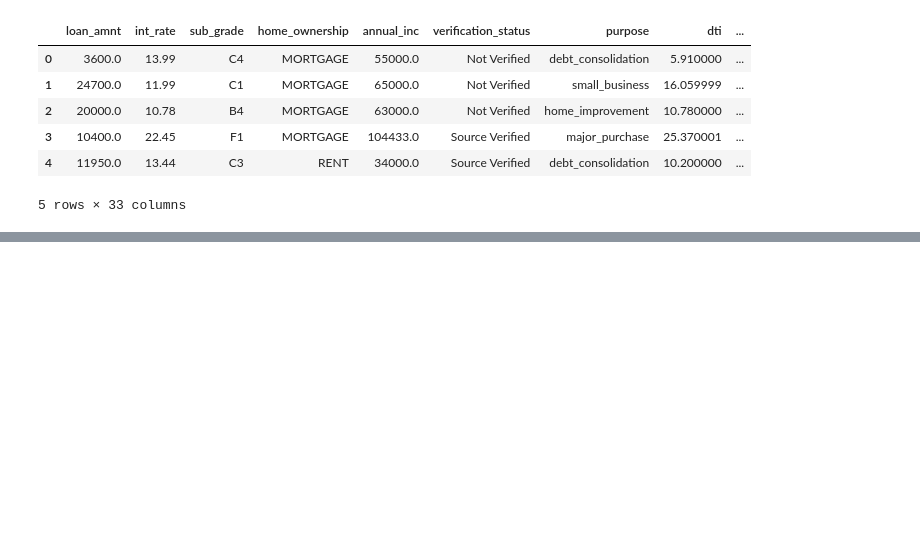
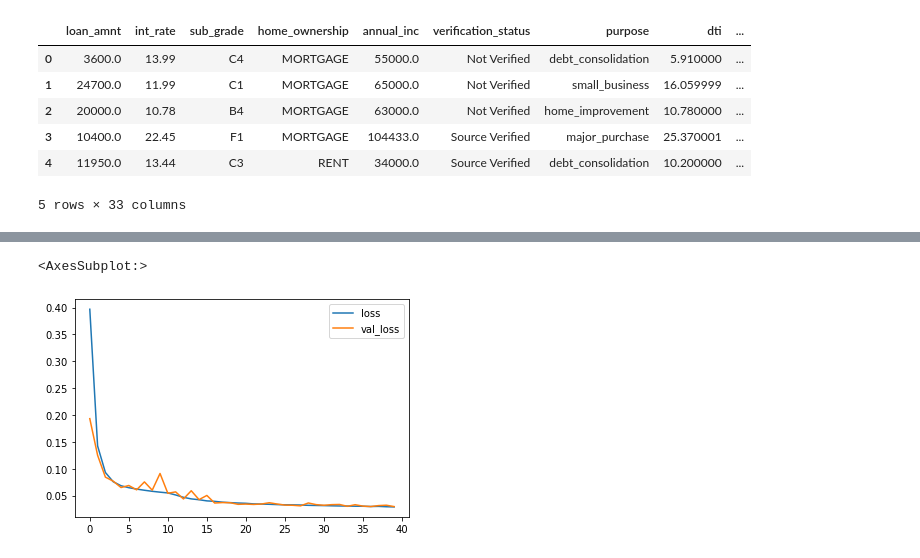
Before and after one commit to Abdulrahman-Khalid/bigdata-predict-loan-payback, a Jupyter notebook: loan_prediction.ipynb, the cells around one changed output, grey strips where cells are left out. Cells and saved outputs as stored; diff of their text form; code cells hidden in the pictures; blank space fills up the shorter version.

Commit message:
trained deeplearnearning model and Gradient boosting tree and accuracy printed

```diff
--- a/loan_prediction.ipynb
+++ b/loan_prediction.ipynb
@@ -632,0 +534,7 @@ pred_test.limit(10).toPandas()
+# %%
+dl_y = dl_df.loan_is_paid.values
+# %%
+from sklearn.model_selection import train_test_split
+x_train, x_test, y_train, y_test = train_test_split(dl_x, dl_y, test_size=0.2, random_state=42)
+# %%
+model.fit(x=x_train, y=y_train, epochs=40, batch_size=512, validation_data=(x_test, y_test), verbose=1)
@@ -632,0 +560,7 @@ pred_test.limit(10).toPandas()
+# %%
+losses = pd.DataFrame(model.history.history)
+# %%
+losses[['loss','val_loss']].plot()
+# %% [output]
+<AxesSubplot:>
+[figure, added]
```
Also changed, not shown: parts of 54 cells of this notebook.
